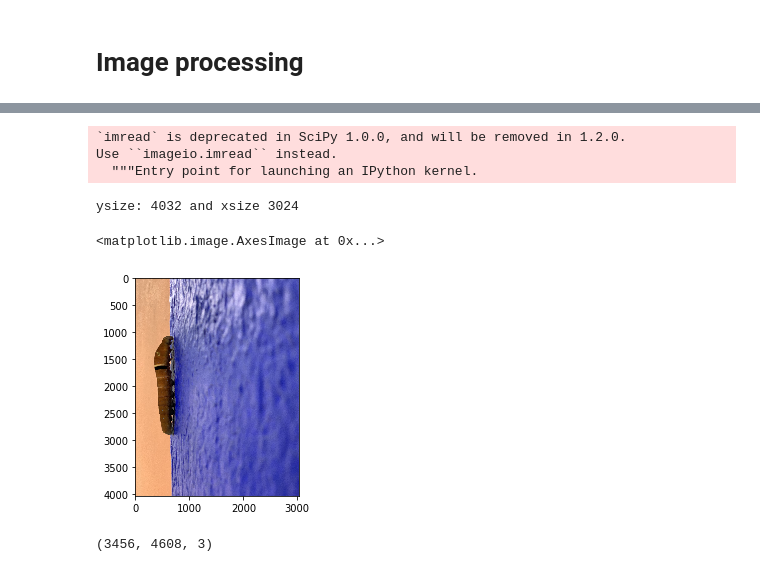
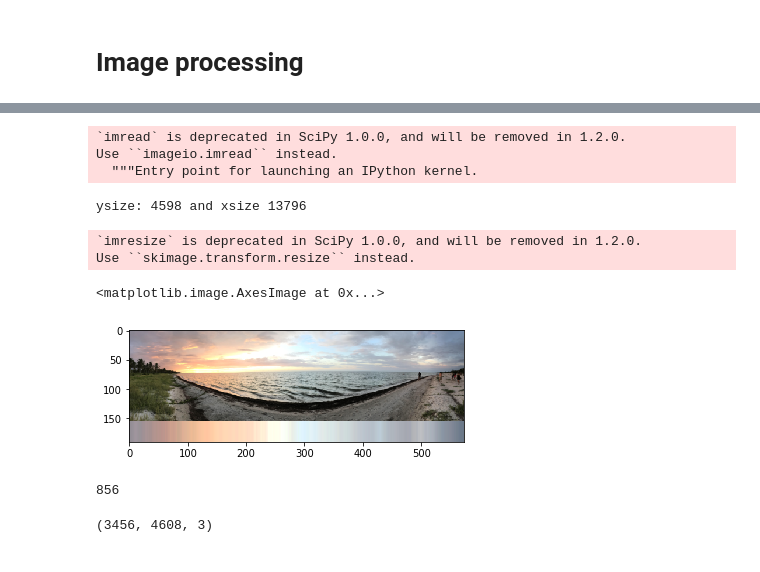
Before and after one commit to jeroaranda/notebooks, a Jupyter notebook: imageProcessing.ipynb, the cells around one changed output, grey strips where cells are left out. Drawn from its saved outputs; the diff is of its cells as text; code cells hidden in the pictures.

Commit message:
Added some changesto the image processing notebooks

```diff
--- a/imageProcessing.ipynb
+++ b/imageProcessing.ipynb
@@ -13,6 +13,7 @@ from math import floor
 import scipy.stats as st
 from ipywidgets import interact, interactive, fixed, interact_manual
 from ipywidgets import IntSlider
+plt.rcParams['figure.figsize'] = (20, 10)
 def roundup(number):
     return round(number+.5)
 # %%
@@ -40,19 +38,29 @@ os.listdir()
  'imageProcessing.ipynb',
  'IMG_0569.jpg']
 # %%
-img=misc.imread('IMG_7579.jpg')
+img=misc.imread('panoramica_con_gradiente.jpg')
 # get some important details, sizex, sisey.
 ysize=img.shape[0]
 xsize=img.shape[1]
 print(f'ysize: {ysize} and xsize {xsize}')
+img=misc.imresize(img,(ysize//24,xsize//24))
+ysize=img.shape[0]
+xsize=img.shape[1]
+#print(f'ysize: {ysize} and xsize {xsize}')
 plt.imshow(img)
 # %% [output]
 `imread` is deprecated in SciPy 1.0.0, and will be removed in 1.2.0.
 Use ``imageio.imread`` instead.
   """Entry point for launching an IPython kernel.
-ysize: 4032 and xsize 3024
+ysize: 4598 and xsize 13796
-<matplotlib.image.AxesImage at 0x...>
+`imresize` is deprecated in SciPy 1.0.0, and will be removed in 1.2.0.
+Use ``skimage.transform.resize`` instead.
+<matplotlib.image.AxesImage at 0x...>
-[figure, old version]
+[figure, new version]
+# %%
+4598-3742
+# %% [output]
+856
 # %%
 img.shape
 # %% [output]
```
Also changed, not shown: parts of 14 cells of this notebook, 1 other file.
